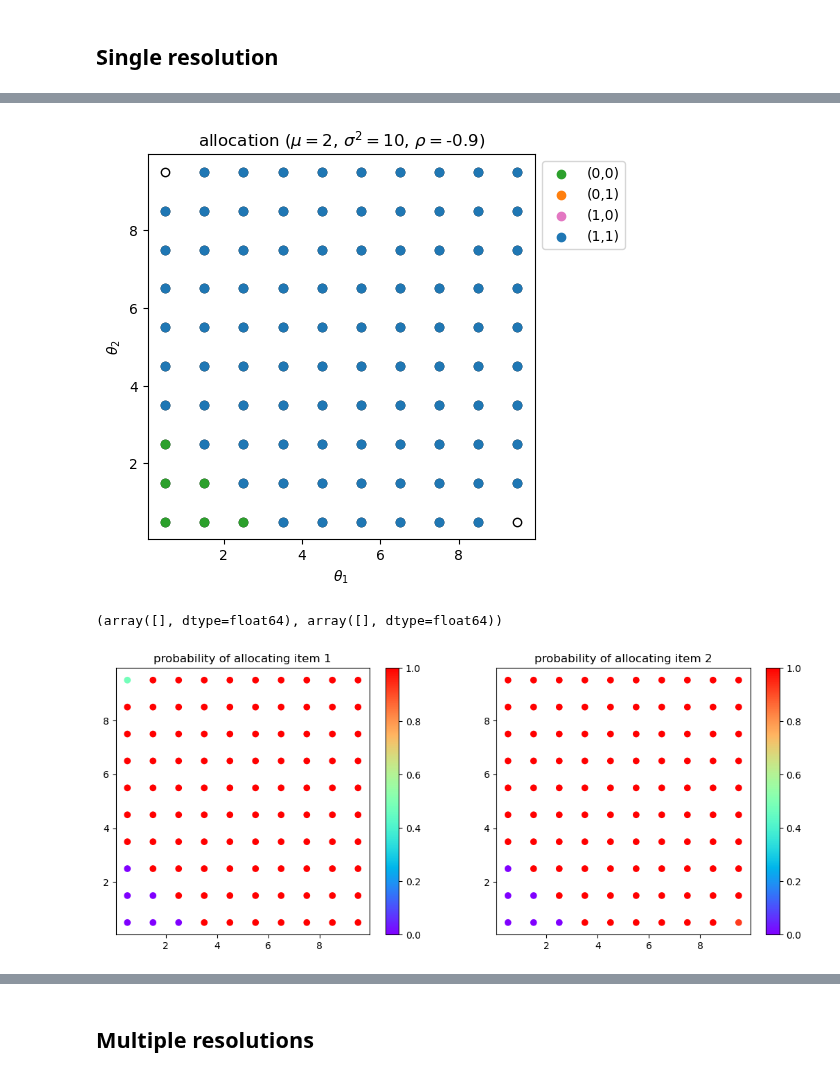
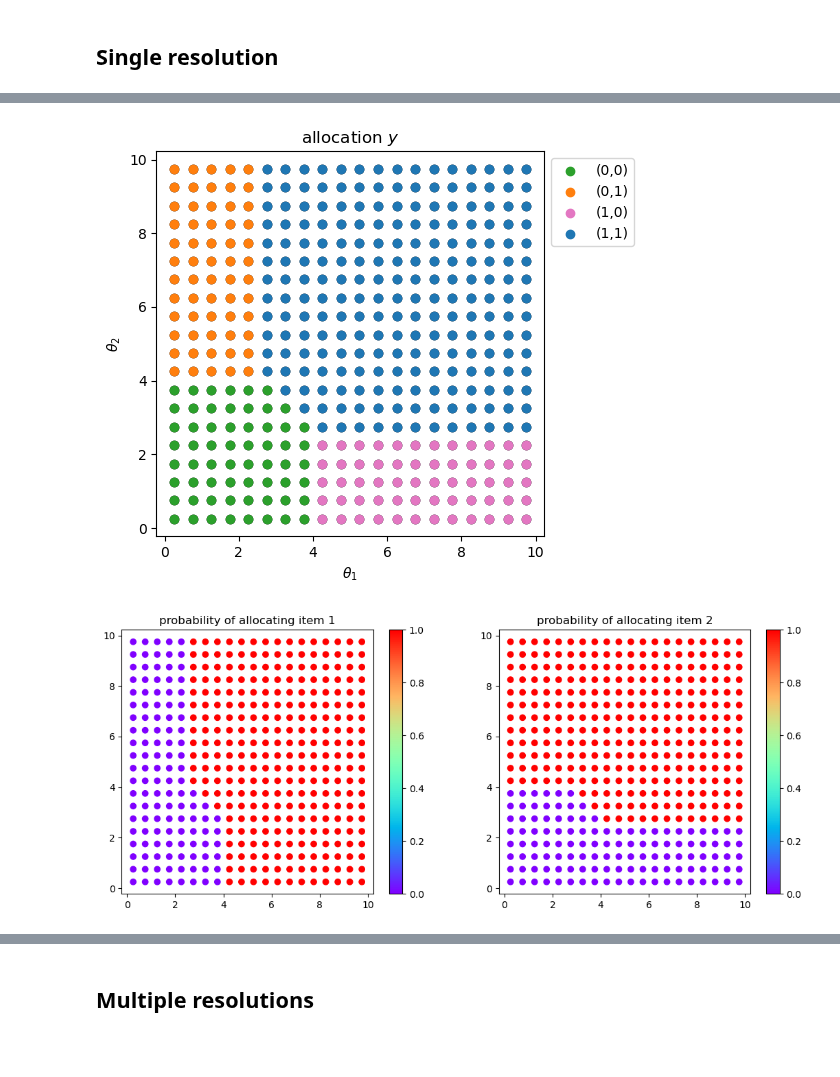
Before and after one commit to x-dupuis/screening-algo, a Jupyter notebook: examples/Schmalensee.ipynb, the cells around one changed output, grey strips where cells are left out. Saved outputs shown, nothing was run; the diff lists cells and outputs as text; code cells hidden in the pictures; blank space fills up the shorter version.

Commit message:
clean up Schmalensee notebook and results

```diff
--- a/examples/Schmalensee.ipynb
+++ b/examples/Schmalensee.ipynb
@@ -16,13 +16,14 @@ from modules import LinearMonopolist
 # %% [markdown]
 ## Single resolution
 # %%
-n0, n1 = 10, 10
+### Types setting
+n0, n1 = 20, 20
 t0, t1 =  np.linspace(0, 10, num=n0+1, dtype=np.float32), np.linspace(0, 10, num=n1+1, dtype=np.float32)  #  [1, 1.5, 3], [0, 0.5, 1]
 theta0 = (t0[1:]+t0[:-1])/2 ; theta1 = (t1[1:]+t1[:-1])/2
 theta0, theta1 = np.meshgrid(theta0,theta1)
 theta = np.stack((theta0.flatten(), theta1.flatten())); N = theta.shape[-1] # number of types
 
-mu = 2; sigma2 = 10; rho = -0.9
+mu = 3; sigma2 = 10; rho = 0.7
 distribution = multivariate_normal(mu*np.array([1, 1]), sigma2*np.array([[1, rho], [rho,1]]))
 cd = distribution.cdf(np.dstack(np.meshgrid(t0,t1)))
 f = cd[1:,1:] + cd[:-1,:-1] - cd[1:,:-1] - cd[:-1,1:]
@@ -33,14 +34,4 @@ param = {'substituable':False, 'mu':mu, 'simga2':sigma2, 'rho':rho}   # False fo
 
 ### Objects
 model = LinearMonopolist(theta, f, param)
-
-fig, axs = plt.subplots(1,2, figsize=(12,5))
-c0, c1 = np.mgrid[np.min(t0):np.max(t0):0.01, np.min(t1):np.max(t1):0.01]
-ctypes = axs[0].contourf(c0, c1, distribution.pdf(np.dstack((c0, c1))), 100)
-_ = fig.colorbar(ctypes)
-_ = axs[0].set_title('continuous')
-dtypes = axs[1].scatter(theta0, theta1, c=f)
-_ = fig.colorbar(dtypes)
-_ = axs[1].set_title('discrete')
-_ = fig.suptitle(rf'distribution of types ($\mu=${mu}, $\sigma^2=${sigma2}, $\rho=${rho})')
 # %% [output]
@@ -169,28 +124,25 @@ model.display(model.p, title=rf'prices ($\mu=${mu}, $\sigma^2=${sigma2}, $\rho=$
 # %%
 atol = 1e-6
 y0_0 = np.isclose(model.y[:model.N],0, atol=atol)
 y0_1 = np.isclose(model.y[:model.N],1, atol=atol, rtol=0)
 y1_0 = np.isclose(model.y[model.N:],0, atol=atol)
 y1_1 = np.isclose(model.y[model.N:],1, atol=atol, rtol=0)
 
 y_00 = np.flatnonzero(np.logical_and(y0_0, y1_0))
 y_01 = np.flatnonzero(np.logical_and(y0_0, y1_1))
 y_10 = np.flatnonzero(np.logical_and(y0_1, y1_0))
 y_11 = np.flatnonzero(np.logical_and(y0_1, y1_1))
 
 fig, ax = plt.subplots(figsize=(5,5))
-_ = ax.scatter(theta[0], theta[1], facecolors='w',edgecolors='k')
-_ = ax.scatter(theta[0, y_00], theta[1, y_00], c='tab:green', label='(0,0)')
-_ = ax.scatter(theta[0, y_01], theta[1, y_01], c='tab:orange', label='(0,1)')
-_ = ax.scatter(theta[0, y_10], theta[1, y_10], c='tab:pink', label='(1,0)')
-_ = ax.scatter(theta[0, y_11], theta[1, y_11], c='tab:blue', label='(1,1)')
+_ = ax.scatter(theta[0], theta[1], facecolors='w',edgecolors='k', )
+_ = ax.scatter(theta[0, y_00], theta[1, y_00], c='tab:green', label='(0,0)', )
+_ = ax.scatter(theta[0, y_01], theta[1, y_01], c='tab:orange', label='(0,1)', )
+_ = ax.scatter(theta[0, y_10], theta[1, y_10], c='tab:pink', label='(1,0)', )
+_ = ax.scatter(theta[0, y_11], theta[1, y_11], c='tab:blue', label='(1,1)', )
 _ = ax.legend(bbox_to_anchor=(1, 1),loc='upper left') #bbox_to_anchor=(0., -.13, 1., .1), loc='lower left', ncols=4, mode="expand", borderaxespad=0.) #(bbox_to_anchor=(1.02, 1.), loc='lower right')
-_ = ax.set_title(rf'allocation ($\mu=${mu}, $\sigma^2=${sigma2}, $\rho=${rho})')
+_ = ax.set_title(rf'allocation $y$') #$\mu=${mu}, $\sigma^2=${sigma2}, $\rho=${rho})')
 _ = ax.set_xlabel(r'$\theta_1$'); _ = ax.set_ylabel(r'$\theta_2$')
-# _ = ax.set_title('allocation')
+path = 'results/'+model.id+'_allocation'
+fig.savefig(path, bbox_inches="tight", pad_inches=0.05)
 # %% [output]
-[figure, old version]
+[figure, new version]
-# %%
-model.p[y_01], model.p[y_10]
-# %% [output]
-(array([], dtype=float64), array([], dtype=float64))
@@ -205,6 +154,7 @@ _ = axs[0].set_title('probability of allocating item 1')
 item2 = axs[1].scatter(theta[0], theta[1], c = model.y[model.N:], cmap='rainbow')
 _ = fig.colorbar(item2)
 _ = axs[1].set_title('probability of allocating item 2')
-# _ = fig.suptitle(f'c = {c}')
+path = 'results/'+model.id+'_probabilities'
+fig.savefig(path, bbox_inches="tight", pad_inches=0.05)
 # %% [output]
-[figure, old version]
+[figure, new version]
```
Also changed, not shown: parts of 33 cells of this notebook, 8 other files.
